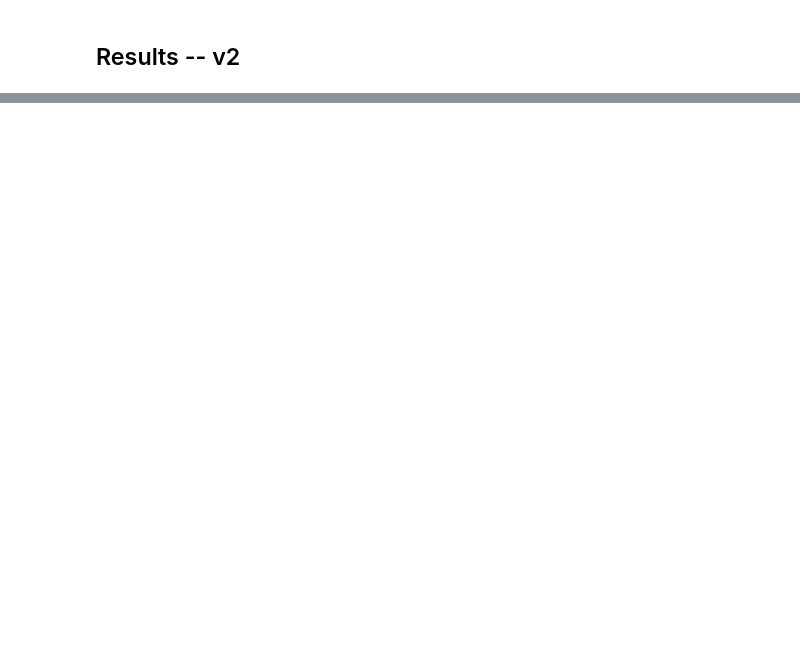
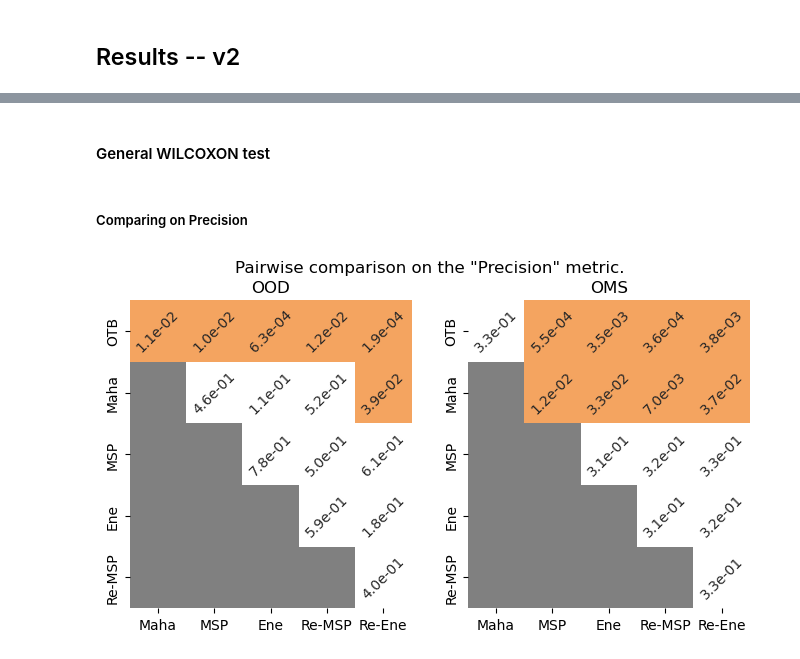
Before and after one commit to jorisguerin/neural-network-monitoring-benchmark, a Jupyter notebook: study_basic_monitors_nb.ipynb, the cells around one changed output, grey strips where cells are left out. Cells and saved outputs as stored; diff of their text form; code cells hidden in the pictures; blank space fills up the shorter version.

```diff
--- a/study_basic_monitors_nb.ipynb
+++ b/study_basic_monitors_nb.ipynb
@@ -450,7 +463,7 @@ df_OMS_at_OODstar_PR_stats
 | 3 | 0.714344 | 0.200742 | 0.884986 | 0.066096 |
 # %%
 fig, axs = plt.subplots(1, 2, figsize=(10,4))
-labels = ['Semantic shift (novelty)',
+monitors_lst = ['Semantic shift (novelty)',
           'Covariate shift',
           'Adversarial attacks']
 colors = ['tab:blue', 'tab:orange', 'tab:green']
@@ -470,7 +483,7 @@ for i in range(len(axs)):
     for j,box in enumerate(bp.iloc[0]['boxes']):
         box.set_facecolor(colors[j])
     ax.legend([bp.iloc[0]['boxes'][j] for j in range(len(colors))],
-              [f"{i+1}: {j}" for i, j in enumerate(labels)],
+              [f"{i+1}: {j}" for i, j in enumerate(monitors_lst)],
               loc="lower left", bbox_to_anchor=(0.,-.35))
 
 plt.suptitle('OMS results for optimal OOD monitors.')
@@ -753,0 +787,4 @@ df[(df['Monitor'] == 'Maha')&(df['Network'] == 'resnet')&(df['Network Layer'] ==
+# %%
+alpha = 0.05
+
+monitors = ['OTB', 'Maha', 'MSP', 'Ene', 'Re-MSP', 'Re-Ene']
@@ -753,0 +840,37 @@ df[(df['Monitor'] == 'Maha')&(df['Network'] == 'resnet')&(df['Network Layer'] ==
+# %% [markdown]
+#### General WILCOXON test
+# %%
+df_wilcoxon = df[df['Network Layer'] == 1].groupby('Monitor')
+
+df_OOD_P = df_wilcoxon['Precision [OOD]'].agg(lambda x:list(x))
+df_OOD_R = df_wilcoxon['Recall [OOD]'].agg(lambda x:list(x))
+df_OOD_F1 = df_wilcoxon['F1 [OOD]'].agg(lambda x:list(x))
+df_OOD_TPR = df_wilcoxon['TNR95TPR [OOD]'].agg(lambda x:list(x))
+df_OOD_AUPR = df_wilcoxon['AUPR [OOD]'].agg(lambda x:list(x))
+df_OOD_AUROC = df_wilcoxon['AUROC [OOD]'].agg(lambda x:list(x))
+
+df_OMS_P = df_wilcoxon['Precision [OMS]'].agg(lambda x:list(x))
+df_OMS_R = df_wilcoxon['Recall [OMS]'].agg(lambda x:list(x))
+df_OMS_F1 = df_wilcoxon['F1 [OMS]'].agg(lambda x:list(x))
+df_OMS_TPR = df_wilcoxon['TNR95TPR [OMS]'].agg(lambda x:list(x))
+df_OMS_AUPR = df_wilcoxon['AUPR [OMS]'].agg(lambda x:list(x))
+df_OMS_AUROC = df_wilcoxon['AUROC [OMS]'].agg(lambda x:list(x))
+# %% [markdown]
+##### Comparing on Precision
+# %%
+W_mtrx_P_OOD, W_flag_P_OOD = wilcoxon_compute_stats(monitors, df_OOD_P)
+W_mtrx_P_OMS, W_flag_P_OMS = wilcoxon_compute_stats(monitors, df_OMS_P)
+
+nrows=1
+ncols=2
+fig_len=4
+fig, axs = plt.subplots(nrows, ncols, figsize=(ncols*fig_len, nrows*fig_len))
+
+wilcoxon_plots(axs[0], W_mtrx_P_OOD, W_flag_P_OOD, monitors)
+wilcoxon_plots(axs[1], W_mtrx_P_OMS, W_flag_P_OMS, monitors)
+axs[0].set_title('OOD')
+axs[1].set_title('OMS')
+plt.suptitle("Pairwise comparison on the \"Precision\" metric.")
+plt.show()
+# %% [output]
+[figure, added]
```
Also changed, not shown: parts of 14 cells of this notebook.
